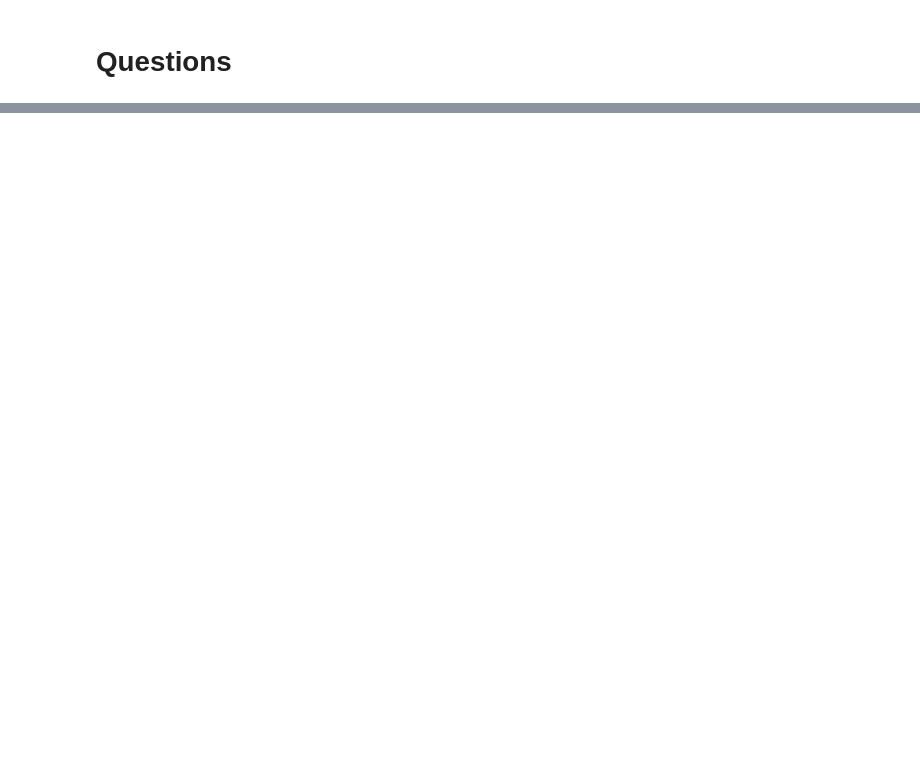
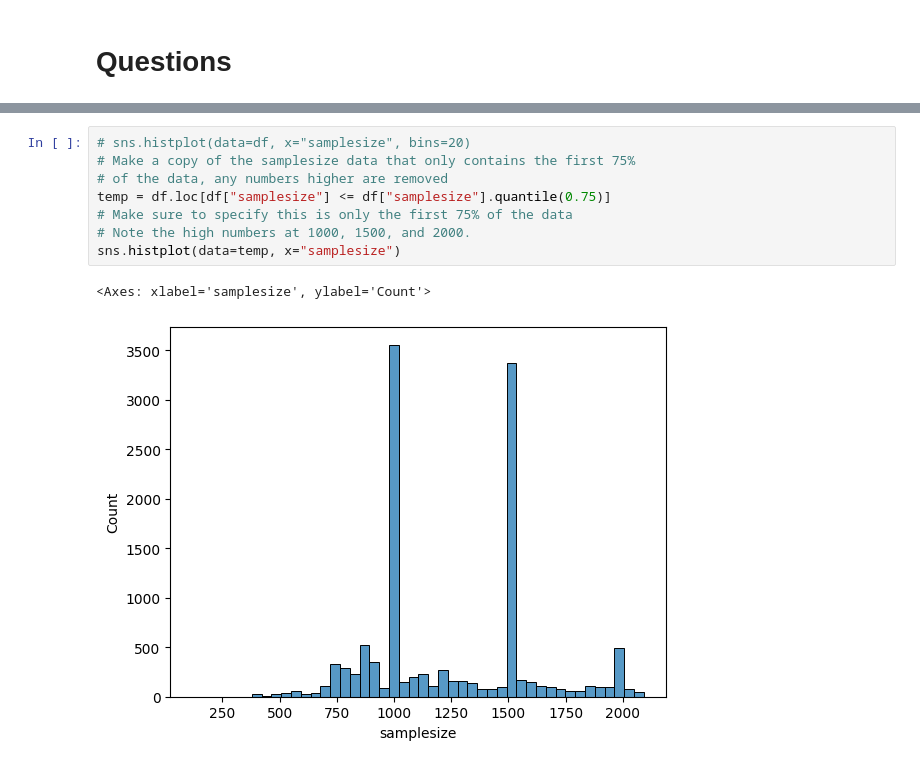
Before and after one commit to dvillarreal-ayala/Data-Analysis, a Jupyter notebook: dataanalysis.ipynb, the cells around one changed output, grey strips where cells are left out. Drawn from its saved outputs; the diff is of its cells as text; blank space fills up the shorter version.

```diff
--- a/dataanalysis.ipynb
+++ b/dataanalysis.ipynb
@@ -52,0 +92,11 @@ sns.histplot(data=df, x="samplesize", discrete=True)
+# %%
+# sns.histplot(data=df, x="samplesize", bins=20)
+# Make a copy of the samplesize data that only contains the first 75%
+# of the data, any numbers higher are removed
+temp = df.loc[df["samplesize"] <= df["samplesize"].quantile(0.75)]
+# Make sure to specify this is only the first 75% of the data
+# Note the high numbers at 1000, 1500, and 2000.
+sns.histplot(data=temp, x="samplesize")
+# %% [output]
+<Axes: xlabel='samplesize', ylabel='Count'>
+[figure, added]
```
Also changed, not shown: parts of 19 cells of this notebook.
